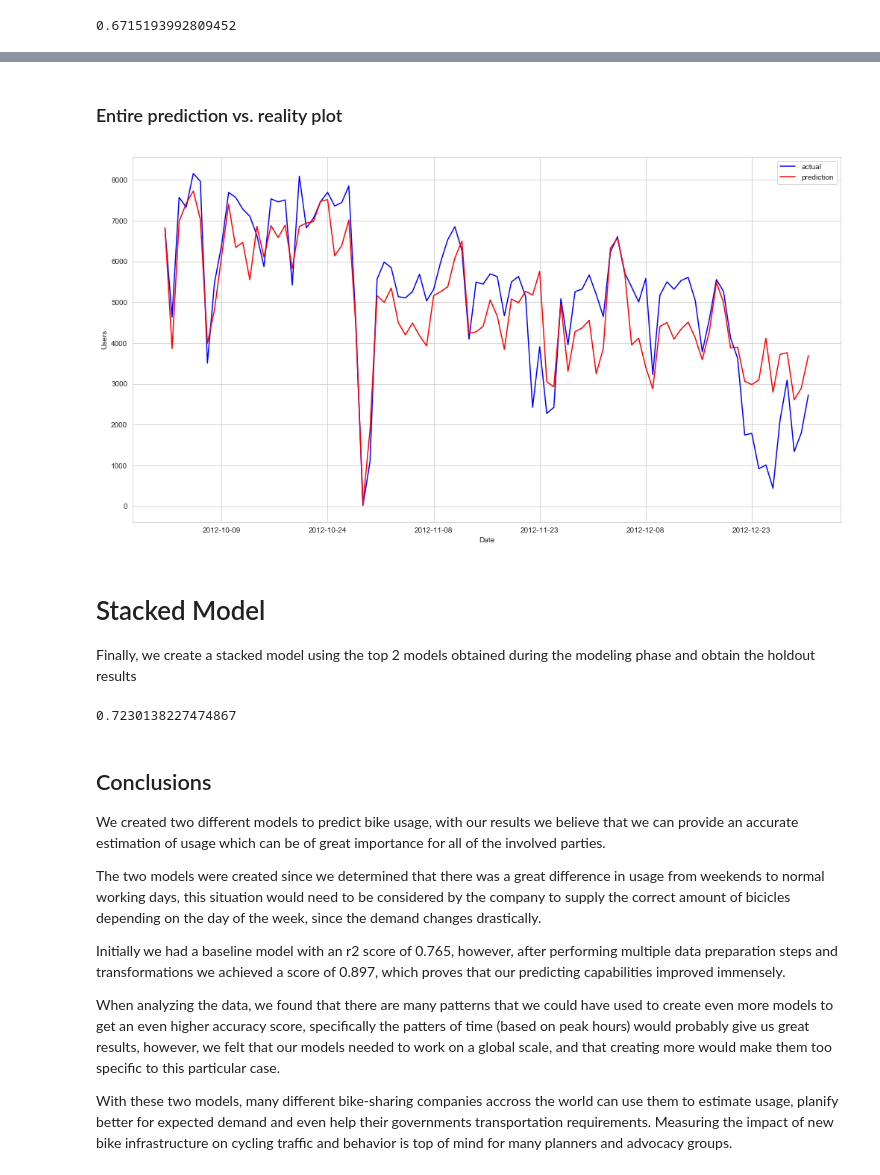
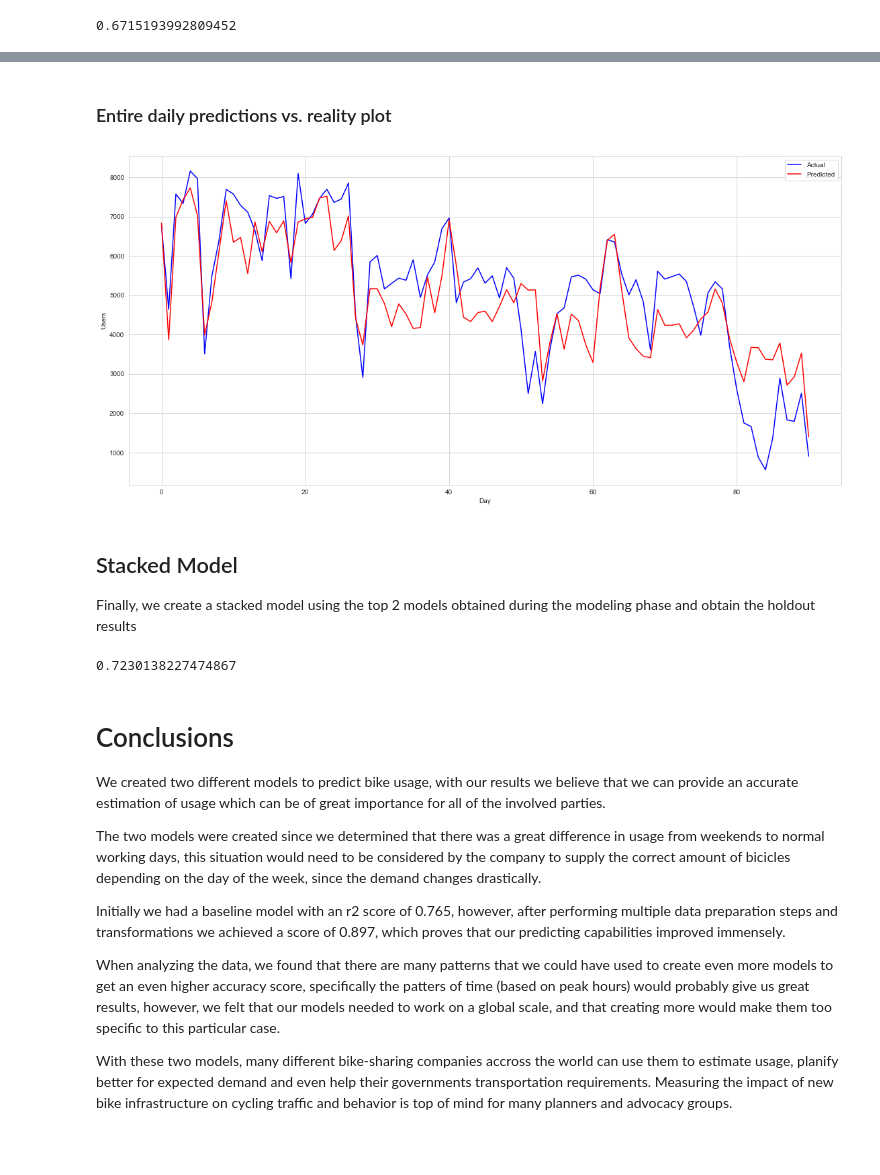
Before and after one commit to akoury/ml-helper, a Jupyter notebook: Regression.ipynb, the cells around one changed output, grey strips where cells are left out. Saved outputs shown, nothing was run; the diff lists cells and outputs as text; code cells hidden in the pictures; blank space fills up the shorter version.

```diff
--- a/Regression.ipynb
+++ b/Regression.ipynb
@@ -675,16 +668,10 @@ Text(0, 0.5, 'Users')
 # %% [markdown]
-### Entire prediction vs. reality plot
+### Entire daily predictions vs. reality plot
-# %%
-holdout_daily = pd.DataFrame(holdout_final_plots.groupby(["dteday"])[["predictions", 'cnt']].sum()).reset_index()
-ax = plt.figure(figsize=(17, 9))
-ax = sns.lineplot(data = holdout_daily, x = 'dteday', y = 'cnt', color='blue', label = 'actual')
-ax = sns.lineplot(data = holdout_daily, x = 'dteday', y = 'predictions', color='red', label = 'prediction')
-plt.xlabel('Date')
-plt.ylabel('Users')
-ax.xaxis.set_major_locator(plt.MaxNLocator(8))
-# %% [output]
-[figure, removed]
+# %%
+hp.plot_predict(f_y, f_predictions, group = 24, x_label = 'Day', y_label = 'Users')
+# %% [output]
+[figure, added]
 # %% [markdown]
-# Stacked Model
+## Stacked Model
 Finally, we create a stacked model using the top 2 models obtained during the modeling phase and obtain the holdout results
 # %%
@@ -698,7 +681,7 @@ score_stacked
 # %% [output]
 0.7230138227474867
 # %% [markdown]
-## Conclusions
+# Conclusions
 
 We created two different models to predict bike usage, with our results we believe that we can provide an accurate estimation of usage which can be of great importance for all of the involved parties.
 
```
Also changed, not shown: parts of 8 cells of this notebook, 2 other files.
